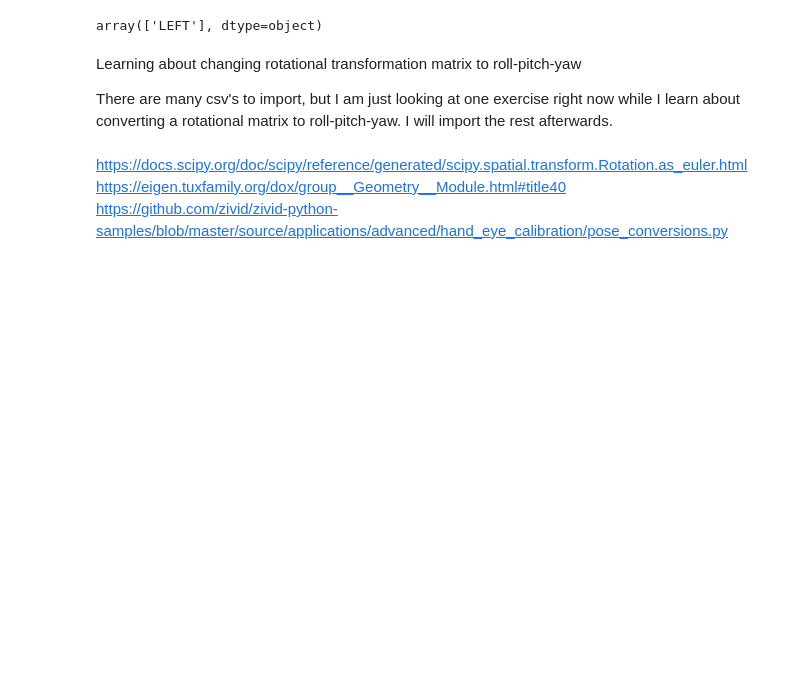
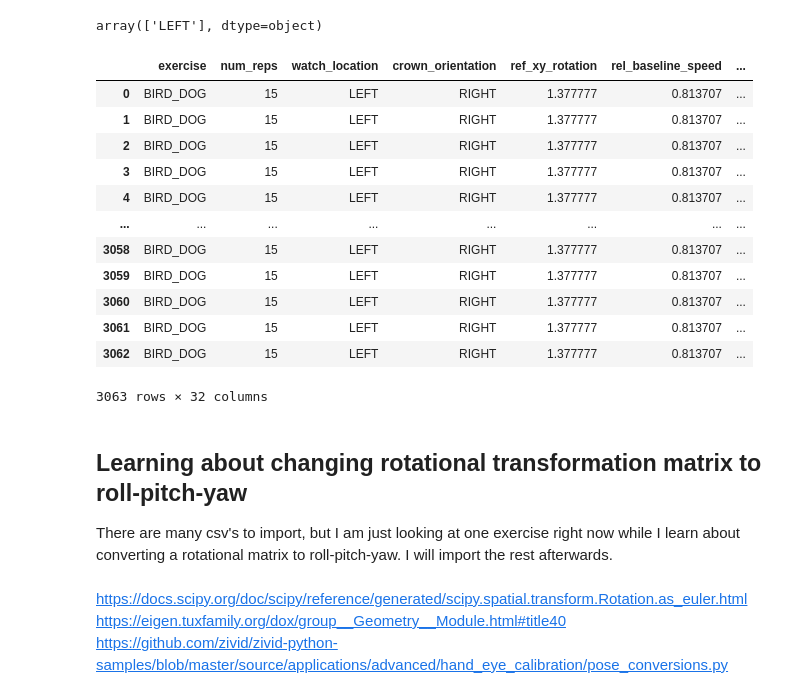
Before and after one commit to KelKi3/Exercise_Recognition, a Jupyter notebook: notebooks/motion_prediction_EDA.ipynb, the cells around one changed output. Saved outputs shown, nothing was run; the diff lists cells and outputs as text; code cells hidden in the pictures; blank space fills up the shorter version.

```diff
--- a/notebooks/motion_prediction_EDA.ipynb
+++ b/notebooks/motion_prediction_EDA.ipynb
@@ -97,8 +97,55 @@ array(['RIGHT'], dtype=object)
 armraise_dataframes[0]['crown_orientation'].unique()
 # %% [output]
 array(['LEFT'], dtype=object)
+# %%
+#setting up the rest of the dataframes
+bicepcurl_path = '../data/basic_motions/bicepcurl'
+bicepcurl_dataframes = create_combined_dataframe(bicepcurl_path)
+
+birddog_path = '../data/basic_motions/birddog'
+birddog_dataframes = create_combined_dataframe(birddog_path)
+
+burpee_path = '../data/basic_motions/burpee'
+burpee_dataframes = create_combined_dataframe(burpee_path)
+
+crunch_path = '../data/basic_motions/crunch'
+crunch_dataframes = create_combined_dataframe(crunch_path)
+
+hammercurl_path = '../data/basic_motions/hammercurl'
+hammercurl_dataframes = create_combined_dataframe(hammercurl_path)
+
+overheadpress_path = '../data/basic_motions/overheadpress'
+overheadpress_dataframes = create_combined_dataframe(overheadpress_path)
+
+pushup_path = '../data/basic_motions/pushup'
+pushup_dataframes = create_combined_dataframe(pushup_path)
+
+tricepkickback_left_path = '../data/basic_motions/tricepkickback_left'
+tricepkickback_left_dataframes = create_combined_dataframe(tricepkickback_left_path)
+
+tricepkickback_right_path = '../data/basic_motions/tricepkickback_right'
+tricepkickback_right_dataframes = create_combined_dataframe(tricepkickback_right_path)
+
+vup_path = '../data/basic_motions/vup'
+vup_dataframes = create_combined_dataframe(vup_path)
+# %%
+birddog_dataframes[0]
+# %% [output]
+|  | exercise | num_reps | watch_location | crown_orientation | ref_xy_rotation | rel_baseline_speed | ... |
+| 0 | BIRD_DOG | 15 | LEFT | RIGHT | 1.377777 | 0.813707 | ... |
+| 1 | BIRD_DOG | 15 | LEFT | RIGHT | 1.377777 | 0.813707 | ... |
+| 2 | BIRD_DOG | 15 | LEFT | RIGHT | 1.377777 | 0.813707 | ... |
+| 3 | BIRD_DOG | 15 | LEFT | RIGHT | 1.377777 | 0.813707 | ... |
+| 4 | BIRD_DOG | 15 | LEFT | RIGHT | 1.377777 | 0.813707 | ... |
+| ... | ... | ... | ... | ... | ... | ... | ... |
+| 3058 | BIRD_DOG | 15 | LEFT | RIGHT | 1.377777 | 0.813707 | ... |
+| 3059 | BIRD_DOG | 15 | LEFT | RIGHT | 1.377777 | 0.813707 | ... |
+| 3060 | BIRD_DOG | 15 | LEFT | RIGHT | 1.377777 | 0.813707 | ... |
+| 3061 | BIRD_DOG | 15 | LEFT | RIGHT | 1.377777 | 0.813707 | ... |
+| 3062 | BIRD_DOG | 15 | LEFT | RIGHT | 1.377777 | 0.813707 | ... |
+3063 rows × 32 columns
 # %% [markdown]
-Learning about changing rotational transformation matrix to roll-pitch-yaw
+## Learning about changing rotational transformation matrix to roll-pitch-yaw
 
 There are many csv's to import, but I am just looking at one exercise right now while I learn about converting a rotational matrix to roll-pitch-yaw. I will import the rest afterwards.
 # %% [markdown]
```
Also changed, not shown: parts of 11 cells of this notebook.
